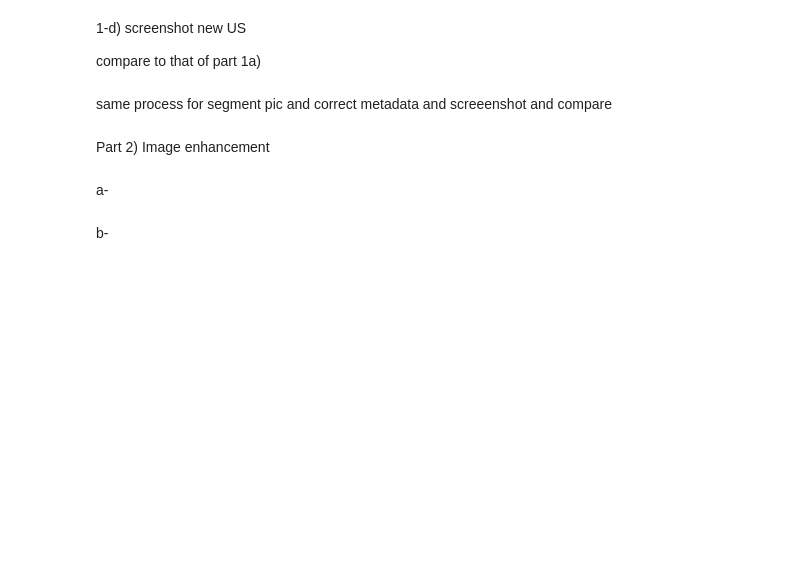
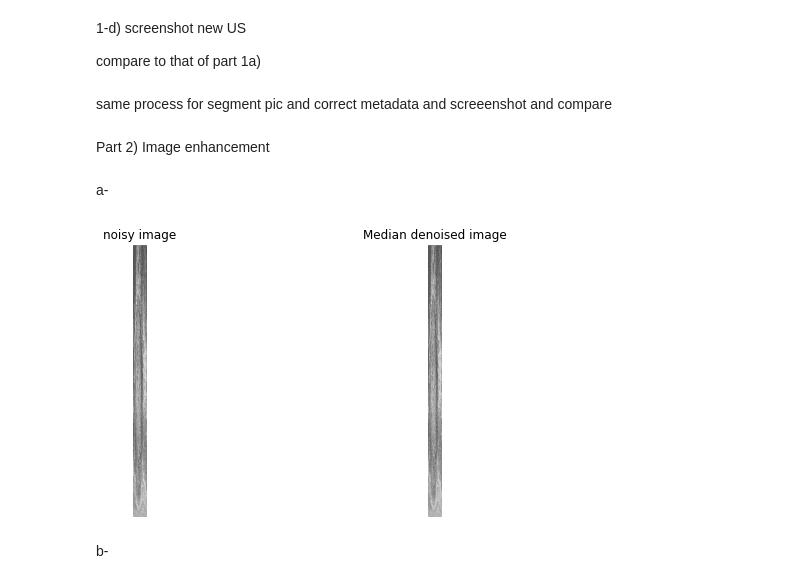
Before and after one commit to moondancerrr/Quantitative-analysis-of-ultrasound-images, a Jupyter notebook: SarahSalloum_assignment3.ipynb, the cells around one changed output. Saved outputs shown, nothing was run; the diff lists cells and outputs as text; code cells hidden in the pictures; blank space fills up the shorter version.

```diff
--- a/SarahSalloum_assignment3.ipynb
+++ b/SarahSalloum_assignment3.ipynb
@@ -77,9 +77,30 @@ Part 2) Image enhancement
 a-
 # %%
 #Smooth prostate_ultrasound using Median filtering in SimpleITK
+# median filter
+median_filter = sitk.MedianImageFilter()
 
 #Explore and visualize the result of using different kernel sizes to check its effect qualitatively.
+
+median_filter.SetRadius(2) ## kernel radius in 3 dimensions (in pixels)
+
 # The goal is to decrease the noise in the prostate image without losing important anatomical information (e.g., boundary of the prostate).
+
+img_denoised = median_filter.Execute(img)
+
+# visualize
+plt.figure(figsize=(15,5))
+plt.subplot(1,3,1)
+plt.imshow(sitk.GetArrayFromImage(img[:,:]), vmin=0, vmax=255)
+plt.axis('off')
+plt.title('noisy image')
+plt.subplot(1,3,2)
+plt.imshow(sitk.GetArrayFromImage(img_denoised[:,:]), vmin=0, vmax=255)
+plt.axis('off')
+plt.title('Median denoised image')
+plt.show()
+# %% [output]
+[figure, added]
 # %% [markdown]
 
 b-
```
Also changed, not shown: parts of 5 cells of this notebook.
